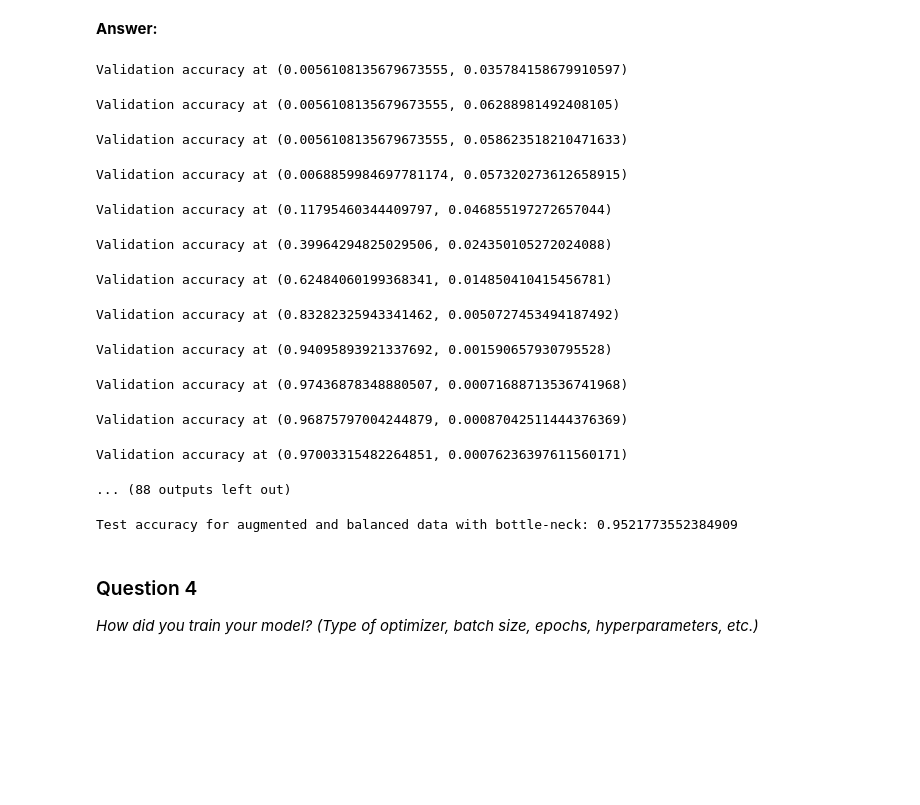
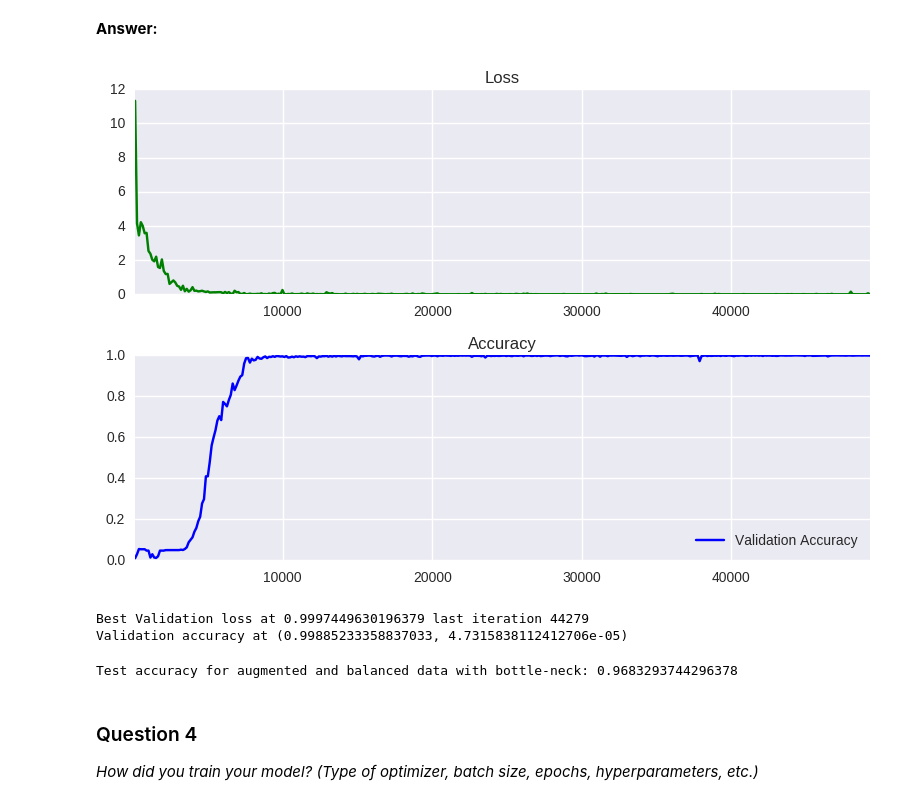
Before and after one commit to neoestod/Traffic-Sign-Classifier, a Jupyter notebook: Traffic_Sign_Classifier.ipynb, the cells around one changed output. Drawn from its saved outputs; the diff is of its cells as text; code cells hidden in the pictures; blank space fills up the shorter version.

```diff
--- a/Traffic_Sign_Classifier.ipynb
+++ b/Traffic_Sign_Classifier.ipynb
@@ -304,0 +277,19 @@ print('Data and modules loaded.')
+# %%
+### Generate data additional data (OPTIONAL!)
+### and split the data into training/validation/testing sets here.
+### Feel free to use as many code cells as needed.
+import pickle
+
+pickle_file = '/home/shreyas/Documents/sdcND/data/udacity_traffic_signs.pickle'
+with open(pickle_file, 'rb') as f:
+  pickle_data = pickle.load(f)
+  X_train = pickle_data['train_dataset']
+  y_train = pickle_data['train_labels']
+  X_valid = pickle_data['valid_dataset']
+  y_valid = pickle_data['valid_labels']
+  X_test = pickle_data['test_dataset']
+  y_test = pickle_data['test_labels']
+  del pickle_data  # Free up memory
+
+
+print('Data and modules loaded.')
@@ -707,14 +648,14 @@ accuracy = get_accuracy(logits, y)
 # %%
 batch_size = 128
 # %%
-n_epochs = 377
+n_epochs = 200
 epoch = 0
 done_training = False
 # The accuracy measured against the validation set
 valid_accuracy = 0.0
-best_valid_loss = np.inf
+best_valid_accuracy = 0.0
 last_iteration = 0
-improvement_threshold = 0.995
+improvement_threshold = 1.005
 
 # Measurements use for graphing loss and accuracy
 batches = []
@@ -722,7 +663,7 @@ loss_batch = []
 train_acc_batch = []
 valid_acc_batch = []
 
-save_dir =  'model1/'
+save_dir =  'model1s/'
 
 saver = tf.train.Saver(tf.global_variables())
 init = tf.global_variables_initializer()
@@ -735,10 +676,10 @@ with tf.Session() as session:
         epoch = epoch + 1
 
         # Progress bar
-        batches_pbar = tqdm(range(batch_count), desc='Epoch {:>2}/{}'.format(epoch, n_epochs), unit='batches')
+        #batches_pbar = tqdm(range(batch_count), desc='Epoch {:>2}/{}'.format(epoch, n_epochs), unit='batches')
 
         # The training cycle
-        for batch_i in batches_pbar:
+        for batch_i in range(batch_count):
             iteration = (epoch - 1) * batch_count + batch_i
             # Get a batch of training features and labels
             batch_start = batch_i*batch_size
@@ -762,58 +703,48 @@ with tf.Session() as session:
                 valid_acc_batch.append(valid_accuracy)
 
             if not iteration % 512:
-                if valid_loss < best_valid_loss*improvement_threshold:
-                    best_valid_loss = valid_loss
+                if valid_accuracy > best_valid_accuracy:
+                    best_valid_accuracy = valid_accuracy
                     last_iteration = iteration
                     checkpoint_path = os.path.join(save_dir, 'model.ckpt')
                     saver.save(session, checkpoint_path, global_step=iteration)
 
             if last_iteration - iteration > 987:
                 done_training = True
                 break
 
 
         # Check accuracy against Validation data
         validation_accuracy = evaluate(X_valid, y_valid)
-        print('Validation accuracy at {}'.format(validation_accuracy))
-        if valid_loss < best_valid_loss:
-            best_valid_loss = valid_loss
+        #print('Validation accuracy at {}'.format(validation_accuracy))
+        if valid_accuracy > best_valid_accuracy:
+            best_valid_accuracy = valid_accuracy
             last_iteration = iteration
             checkpoint_path = os.path.join(save_dir, 'session.ckpt')
             saver.save(session, checkpoint_path, global_step=iteration)
 
 loss_plot = plt.subplot(211)
 loss_plot.set_title('Loss')
 loss_plot.plot(batches, loss_batch, 'g')
 loss_plot.set_xlim([batches[0], batches[-1]])
 acc_plot = plt.subplot(212)
 acc_plot.set_title('Accuracy')
 #acc_plot.plot(batches, train_acc_batch, 'r', label='Training Accuracy')
 acc_plot.plot(batches, valid_acc_batch, 'b', label='Validation Accuracy')
 acc_plot.set_ylim([0, 1.0])
 acc_plot.set_xlim([batches[0], batches[-1]])
 acc_plot.legend(loc=4)
 plt.tight_layout()
 plt.show()
 
-print('Best Validation loss at {} last iteration {}'.format(best_valid_loss, last_iteration))
+print('Best Validation loss at {} last iteration {}'.format(best_valid_accuracy, last_iteration))
 print('Validation accuracy at {}'.format(validation_accuracy))
 # %% [output]
+[figure, added]
-Validation accuracy at (0.0056108135679673555, 0.035784158679910597)
+Best Validation loss at 0.9997449630196379 last iteration 44279
+Validation accuracy at (0.99885233358837033, 4.7315838112412706e-05)
-Validation accuracy at (0.0056108135679673555, 0.06288981492408105)
-Validation accuracy at (0.0056108135679673555, 0.058623518210471633)
-Validation accuracy at (0.0068859984697781174, 0.057320273612658915)
-Validation accuracy at (0.11795460344409797, 0.046855197272657044)
-Validation accuracy at (0.39964294825029506, 0.024350105272024088)
-Validation accuracy at (0.62484060199368341, 0.014850410415456781)
-Validation accuracy at (0.83282325943341462, 0.0050727453494187492)
-Validation accuracy at (0.94095893921337692, 0.001590657930795528)
-Validation accuracy at (0.97436878348880507, 0.00071688713536741968)
-Validation accuracy at (0.96875797004244879, 0.00087042511444376369)
-Validation accuracy at (0.97003315482264851, 0.00076236397611560171)
-... (88 outputs left out)
 # %%
-save_dir = 'model1/'
+save_dir = 'model1s/'
 with tf.Session() as session:
         saver = tf.train.Saver(tf.global_variables())
         ckpt = tf.train.latest_checkpoint(save_dir)
@@ -821,7 +752,7 @@ with tf.Session() as session:
         test_acc, test_loss = evaluate(X_test, y_test)
 print("Test accuracy for augmented and balanced data with bottle-neck: {}".format(test_acc))
 # %% [output]
-Test accuracy for augmented and balanced data with bottle-neck: 0.9521773552384909
+Test accuracy for augmented and balanced data with bottle-neck: 0.9683293744296378
 # %% [markdown]
 ### Question 4
 
```
Also changed, not shown: parts of 14 cells of this notebook.
